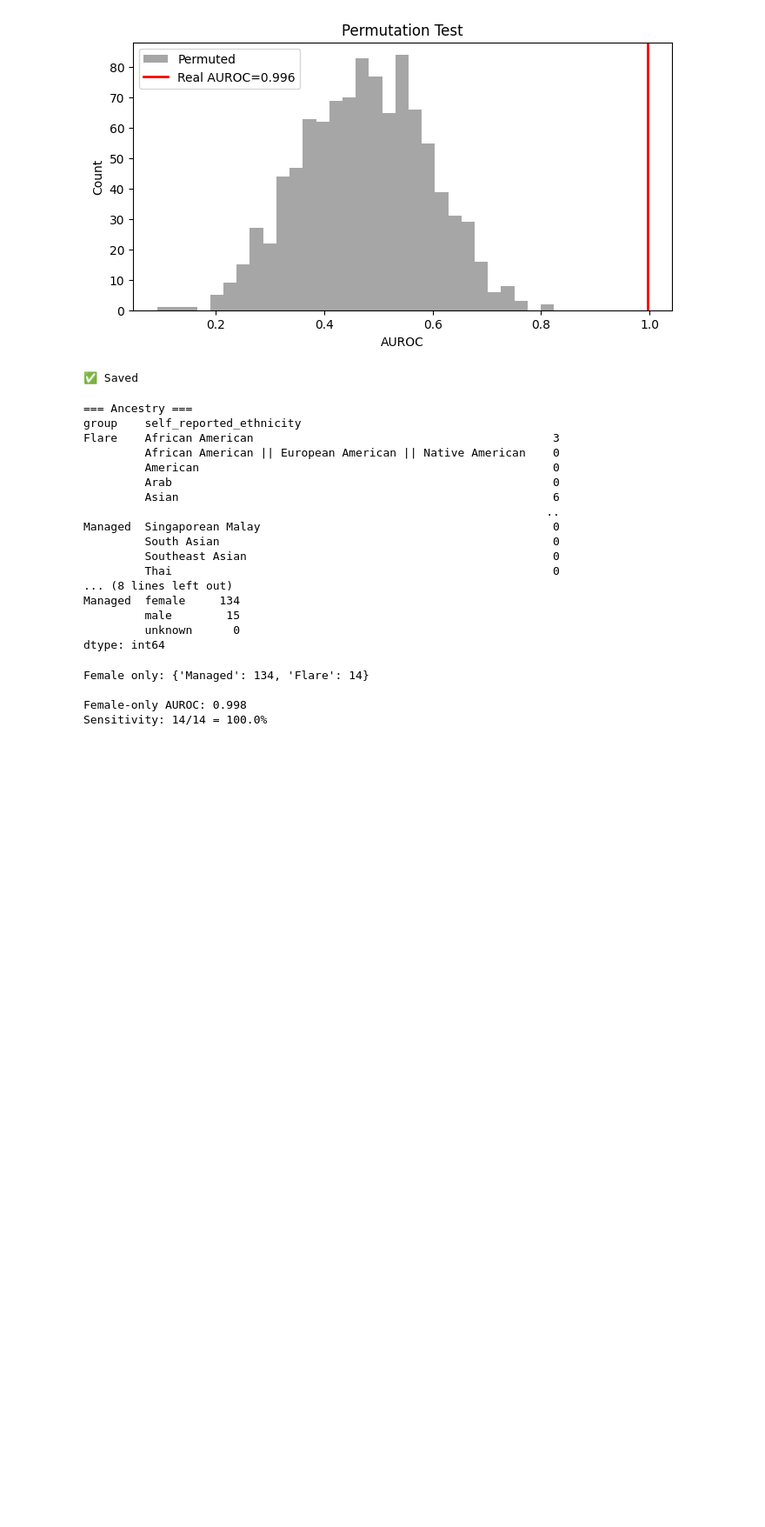
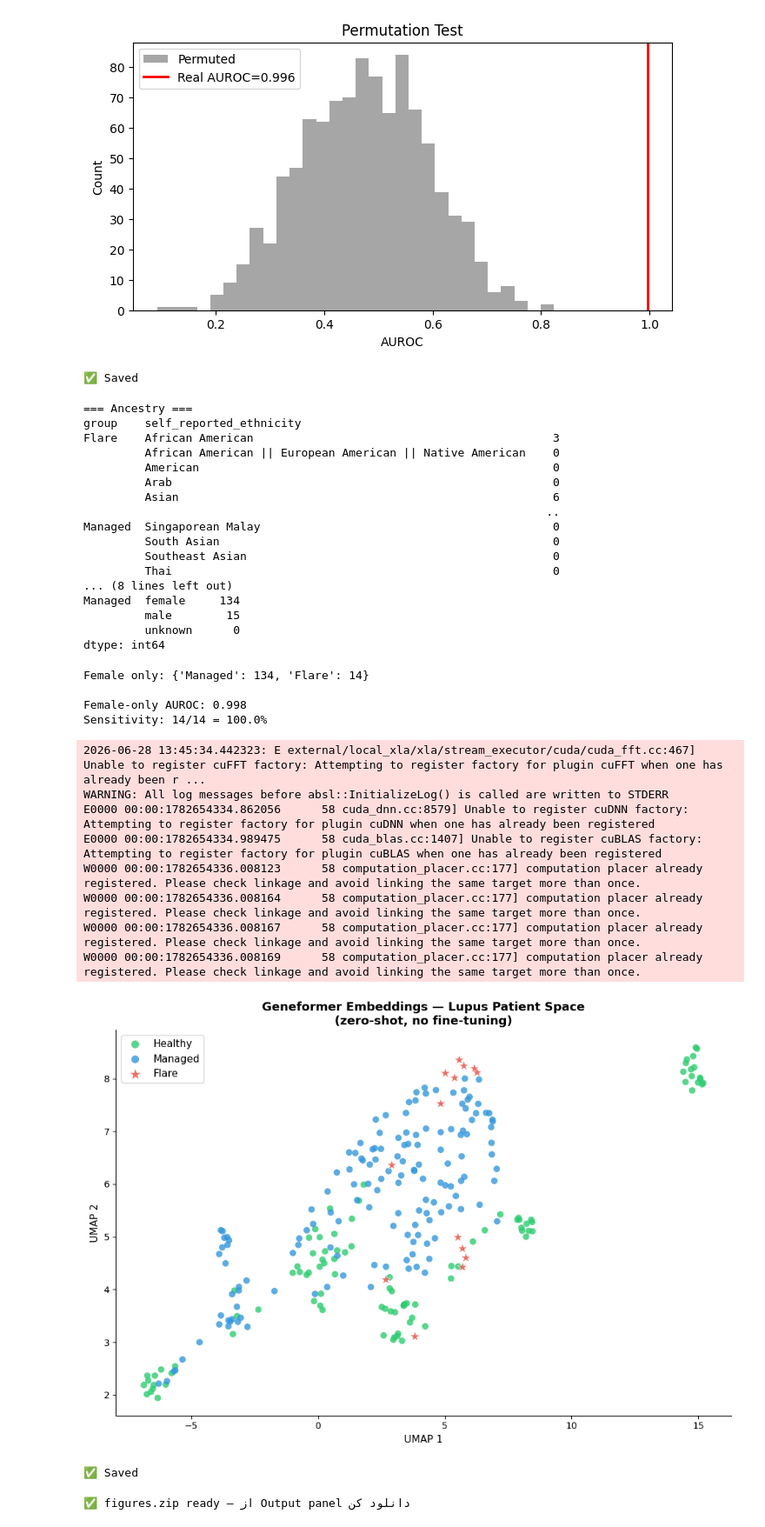
Before and after one commit to mohamad679/lupus-singlecell-foundation, a Jupyter notebook: notebooks/phase3_kaggle.ipynb, the cells around one changed output. Shown at 87% size. Cells and saved outputs as stored; diff of their text form; code cells hidden in the pictures; blank space fills up the shorter version.

```diff
--- a/notebooks/phase3_kaggle.ipynb
+++ b/notebooks/phase3_kaggle.ipynb
@@ -501,3 +501,78 @@ Female only: {'Managed': 134, 'Flare': 14}
 
 Female-only AUROC: 0.998
 Sensitivity: 14/14 = 100.0%
+# %%
+from sklearn.decomposition import PCA
+import matplotlib.pyplot as plt
+import matplotlib.patches as mpatches
+from umap import UMAP
+
+# ── Load all patients ──
+X_all, y_all, groups_all = [], [], []
+df_all = df[df['group'].isin(['Flare','Managed','Healthy'])].reset_index(drop=True)
+
+for _, row in df_all.iterrows():
+    emb = np.load(os.path.join(EMB_DIR, f"{row['patient_id']}.npy"))
+    X_all.append(emb.mean(axis=0))
+    groups_all.append(row['group'])
+
+X_all = np.array(X_all)
+groups_all = np.array(groups_all)
+
+# ── PCA first (speed) → then UMAP ──
+pca = PCA(n_components=50, random_state=42)
+X_pca = pca.fit_transform(StandardScaler().fit_transform(X_all))
+
+reducer = UMAP(n_components=2, random_state=42, n_neighbors=15, min_dist=0.3)
+X_umap = reducer.fit_transform(X_pca)
+
+# ── Plot ──
+colors = {'Flare': '#E74C3C', 'Managed': '#3498DB', 'Healthy': '#2ECC71'}
+sizes  = {'Flare': 120, 'Managed': 50, 'Healthy': 50}
+markers = {'Flare': '*', 'Managed': 'o', 'Healthy': 'o'}
+
+fig, ax = plt.subplots(figsize=(10, 7))
+for group in ['Healthy', 'Managed', 'Flare']:
+    mask = groups_all == group
+    ax.scatter(X_umap[mask, 0], X_umap[mask, 1],
+               c=colors[group], s=sizes[group],
+               marker=markers[group], alpha=0.8,
+               edgecolors='white' if group=='Flare' else 'none',
+               linewidths=0.5, label=group, zorder=3 if group=='Flare' else 2)
+
+ax.set_title('Geneformer Embeddings — Lupus Patient Space\n(zero-shot, no fine-tuning)',
+             fontsize=13, fontweight='bold')
+ax.set_xlabel('UMAP 1', fontsize=11)
+ax.set_ylabel('UMAP 2', fontsize=11)
+ax.legend(fontsize=11, markerscale=1.2)
+ax.spines[['top','right']].set_visible(False)
+
+plt.tight_layout()
+plt.savefig('/kaggle/working/umap_patient_space.png', dpi=200, bbox_inches='tight')
+plt.show()
+print("✅ Saved")
+# %% [output]
+2026-06-28 13:45:34.442323: E external/local_xla/xla/stream_executor/cuda/cuda_fft.cc:467] Unable to register cuFFT factory: Attempting to register factory for plugin cuFFT when one has already been r ...
+WARNING: All log messages before absl::InitializeLog() is called are written to STDERR
+E0000 00:00:1782654334.862056      58 cuda_dnn.cc:8579] Unable to register cuDNN factory: Attempting to register factory for plugin cuDNN when one has already been registered
+E0000 00:00:1782654334.989475      58 cuda_blas.cc:1407] Unable to register cuBLAS factory: Attempting to register factory for plugin cuBLAS when one has already been registered
+W0000 00:00:1782654336.008123      58 computation_placer.cc:177] computation placer already registered. Please check linkage and avoid linking the same target more than once.
+W0000 00:00:1782654336.008164      58 computation_placer.cc:177] computation placer already registered. Please check linkage and avoid linking the same target more than once.
+W0000 00:00:1782654336.008167      58 computation_placer.cc:177] computation placer already registered. Please check linkage and avoid linking the same target more than once.
+W0000 00:00:1782654336.008169      58 computation_placer.cc:177] computation placer already registered. Please check linkage and avoid linking the same target more than once.
+[figure, added]
+✅ Saved
+# %%
+import shutil
+shutil.make_archive('/kaggle/working/all_figures', 'zip',
+                    '/kaggle/working',
+                    base_dir=None)
+
+# فقط PNG ها رو zip کن
+import zipfile
+with zipfile.ZipFile('/kaggle/working/figures.zip', 'w') as zf:
+    for f in png_files:
+        zf.write(f'/kaggle/working/{f}', f)
+print("✅ figures.zip ready — از Output panel دانلود کن")
+# %% [output]
+✅ figures.zip ready — از Output panel دانلود کن
```
Also changed, not shown: parts of 2 cells of this notebook, 1 other file.
